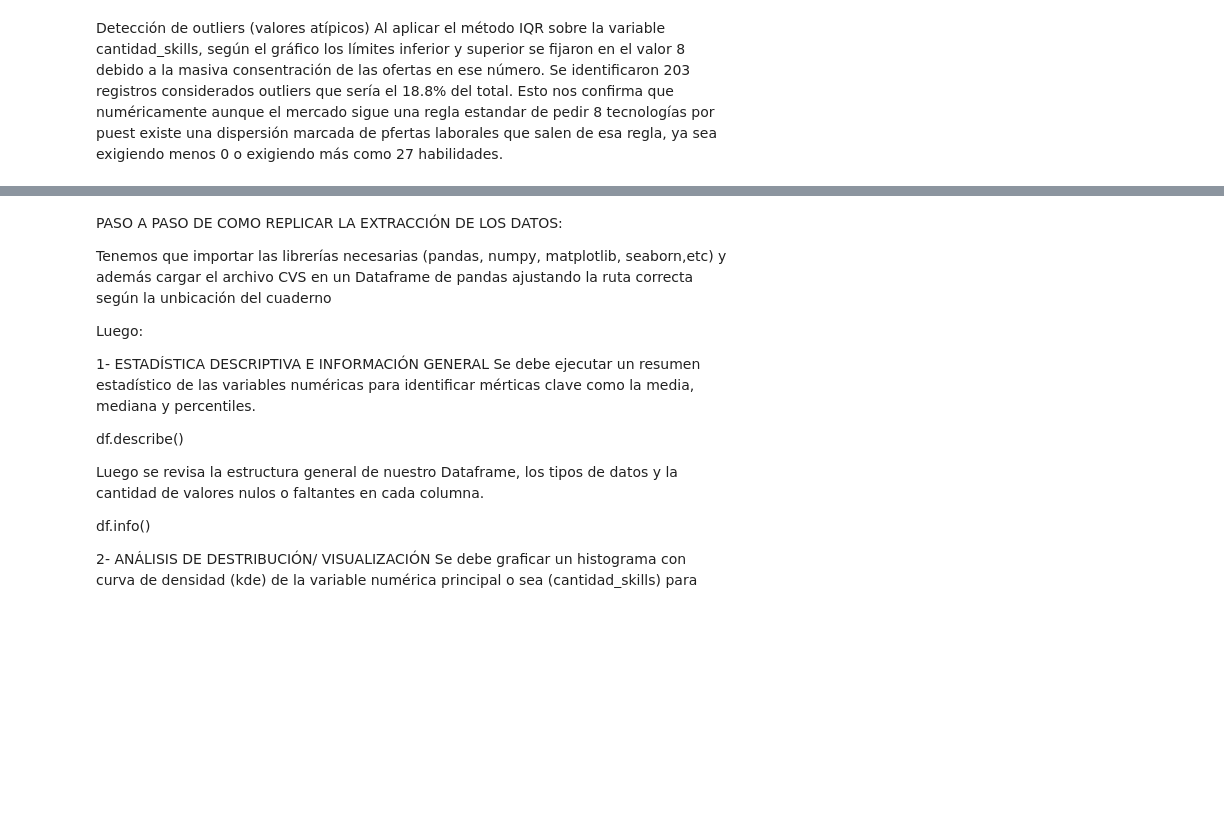
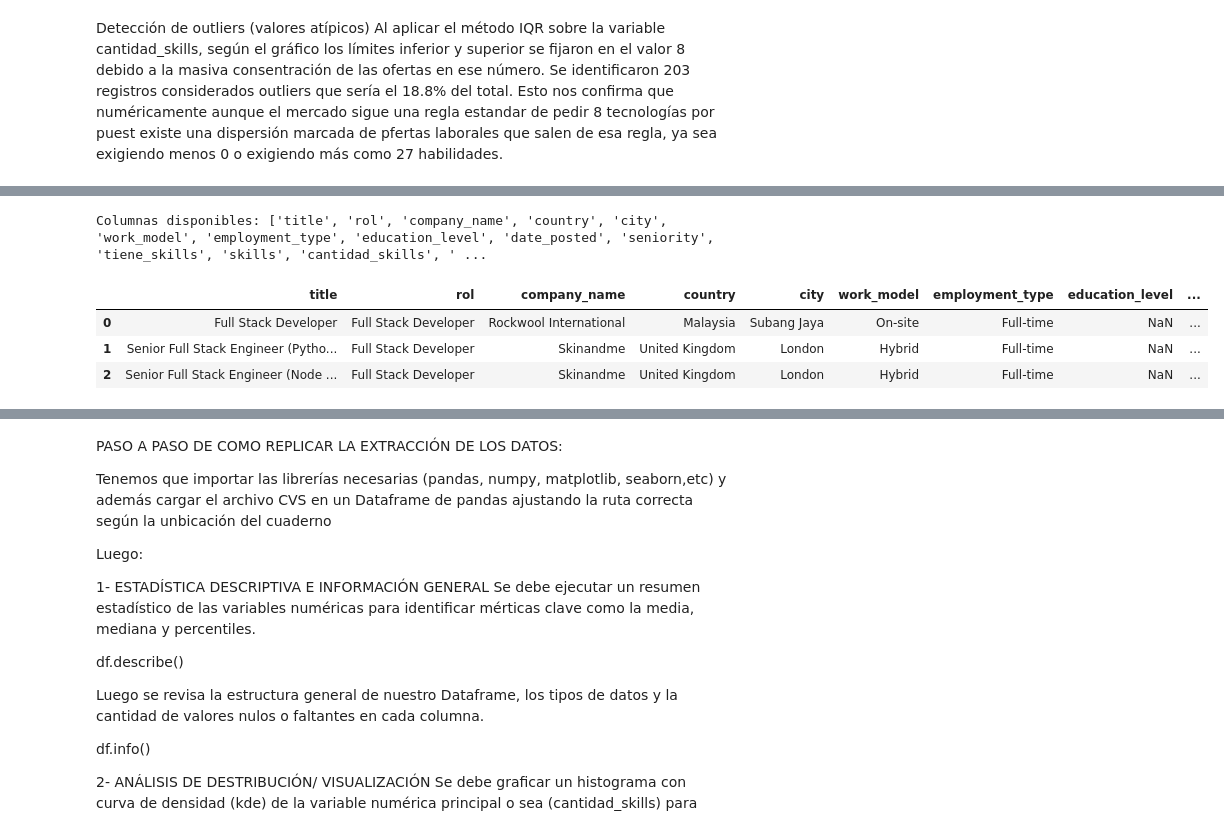
Before and after one commit to Maraffonso/Consulting-Challenge, a Jupyter notebook: notebooks/Analisis exploratorio.ipynb, the cells around one changed output, grey strips where cells are left out. Saved outputs shown, nothing was run; the diff lists cells and outputs as text; code cells hidden in the pictures; blank space fills up the shorter version.

```diff
--- a/notebooks/Analisis exploratorio.ipynb
+++ b/notebooks/Analisis exploratorio.ipynb
@@ -135,0 +236,10 @@ Al aplicar el método IQR sobre la variable cantidad_skills, según el gráfico
+# %%
+# Ver todas las columnas del dataset y una muestra de las primeras filas
+print("Columnas disponibles:", df.columns.tolist())
+display(df.head(3))
+# %% [output]
+Columnas disponibles: ['title', 'rol', 'company_name', 'country', 'city', 'work_model', 'employment_type', 'education_level', 'date_posted', 'seniority', 'tiene_skills', 'skills', 'cantidad_skills', ' ...
+|  | title | rol | company_name | country | city | work_model | employment_type | education_level | ... |
+| 0 | Full Stack Developer | Full Stack Developer | Rockwool International | Malaysia | Subang Jaya | On-site | Full-time | NaN | ... |
+| 1 | Senior Full Stack Engineer (Pytho... | Full Stack Developer | Skinandme | United Kingdom | London | Hybrid | Full-time | NaN | ... |
+| 2 | Senior Full Stack Engineer (Node ... | Full Stack Developer | Skinandme | United Kingdom | London | Hybrid | Full-time | NaN | ... |
```
Also changed, not shown: parts of 7 cells of this notebook.
